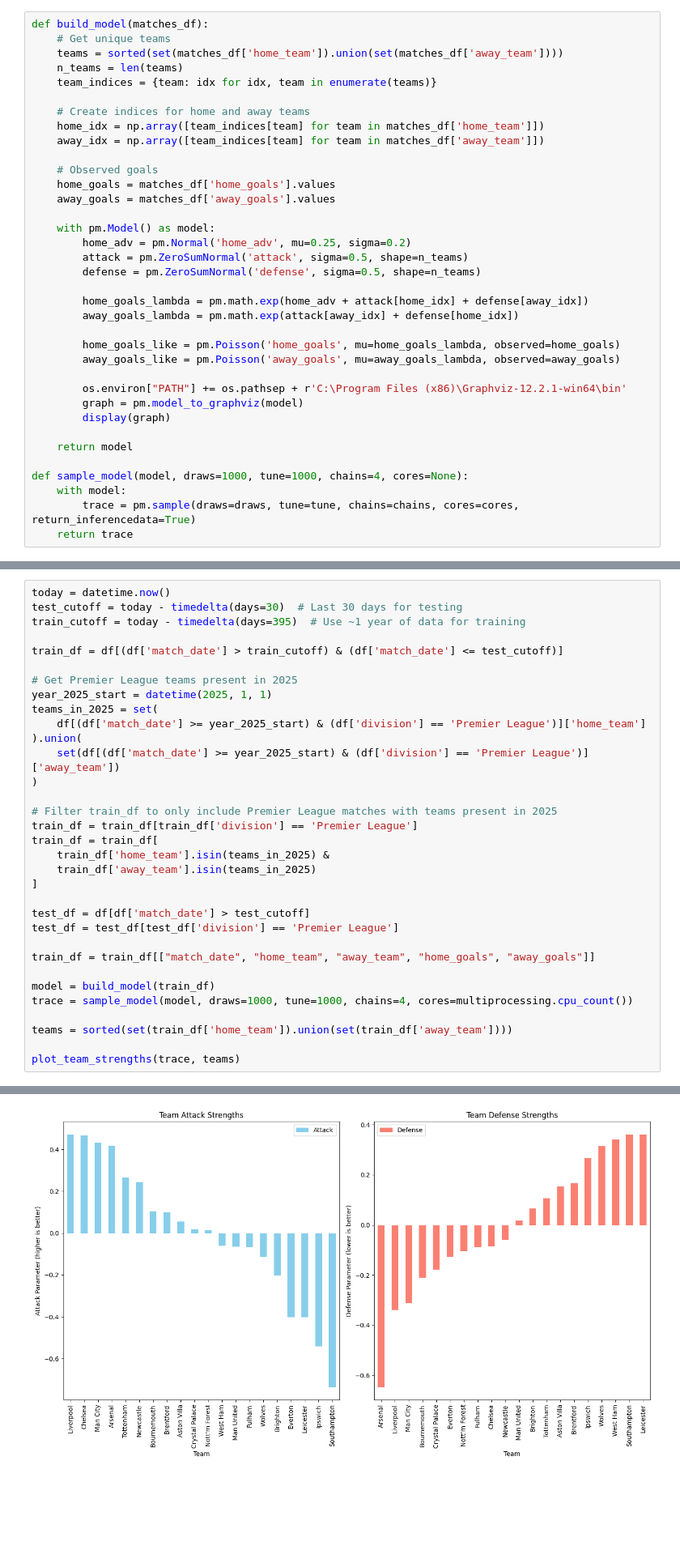
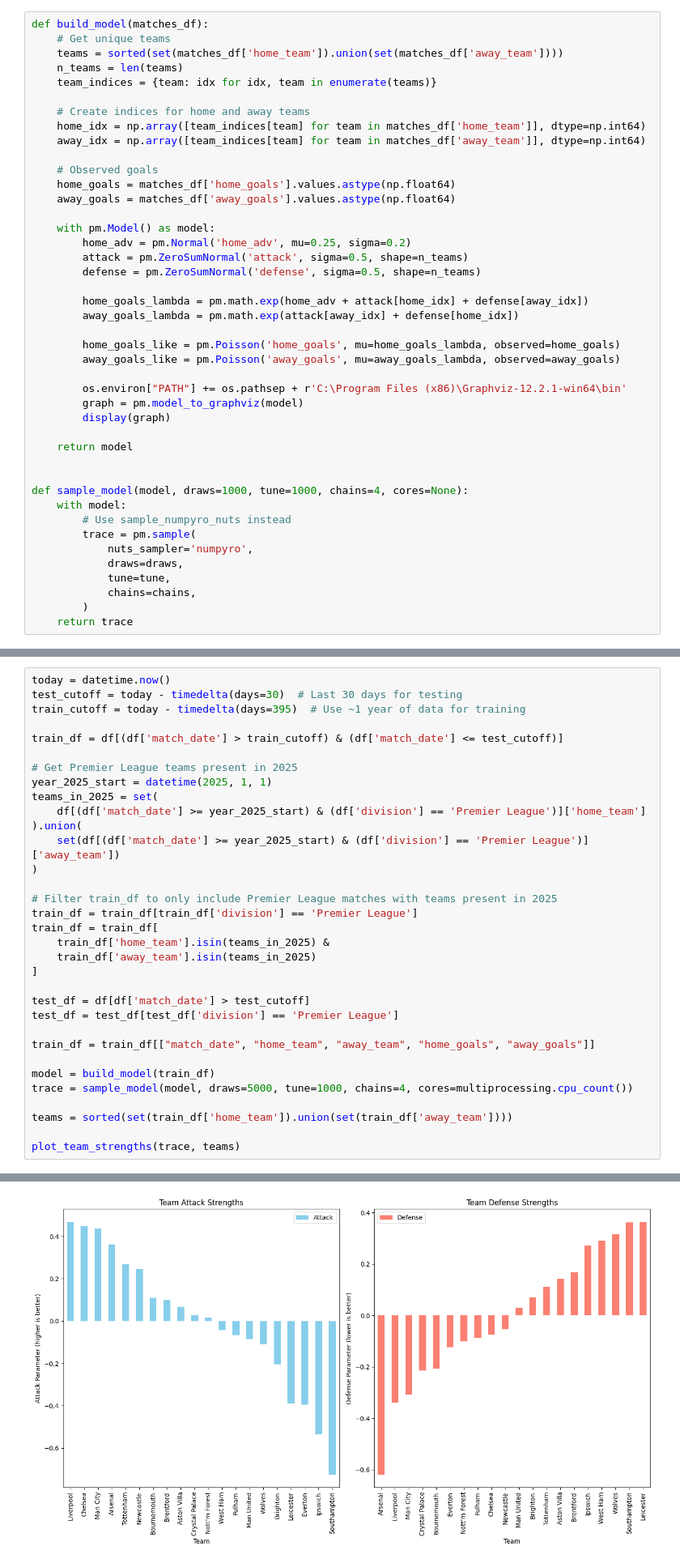
Before and after one commit to louis-porter/team-eval, a Jupyter notebook: bayesian_base.ipynb, the cells around one changed output, grey strips where cells are left out. Shown at 81% size. Drawn from its saved outputs; the diff is of its cells as text; blank space fills up the shorter version.

```diff
--- a/bayesian_base.ipynb
+++ b/bayesian_base.ipynb
@@ -72,12 +82,12 @@ def build_model(matches_df):
     team_indices = {team: idx for idx, team in enumerate(teams)}
 
     # Create indices for home and away teams
-    home_idx = np.array([team_indices[team] for team in matches_df['home_team']])
-    away_idx = np.array([team_indices[team] for team in matches_df['away_team']])
+    home_idx = np.array([team_indices[team] for team in matches_df['home_team']], dtype=np.int64)
+    away_idx = np.array([team_indices[team] for team in matches_df['away_team']], dtype=np.int64)
 
     # Observed goals
-    home_goals = matches_df['home_goals'].values
-    away_goals = matches_df['away_goals'].values
+    home_goals = matches_df['home_goals'].values.astype(np.float64)
+    away_goals = matches_df['away_goals'].values.astype(np.float64)
 
     with pm.Model() as model:
         home_adv = pm.Normal('home_adv', mu=0.25, sigma=0.2)
@@ -96,9 +106,16 @@ def build_model(matches_df):
 
     return model
 
+
 def sample_model(model, draws=1000, tune=1000, chains=4, cores=None):
     with model:
-        trace = pm.sample(draws=draws, tune=tune, chains=chains, cores=cores, return_inferencedata=True)
+        # Use sample_numpyro_nuts instead
+        trace = pm.sample(
+            nuts_sampler='numpyro',
+            draws=draws,
+            tune=tune,
+            chains=chains,
+        )
     return trace
 # %%
 def plot_team_strengths(trace, teams):
@@ -220,7 +251,7 @@ test_df = test_df[test_df['division'] == 'Premier League']
 train_df = train_df[["match_date", "home_team", "away_team", "home_goals", "away_goals"]]
 
 model = build_model(train_df)
-trace = sample_model(model, draws=1000, tune=1000, chains=4, cores=multiprocessing.cpu_count())
+trace = sample_model(model, draws=5000, tune=1000, chains=4, cores=multiprocessing.cpu_count())
 
 teams = sorted(set(train_df['home_team']).union(set(train_df['away_team'])))
 
@@ -237 +263 @@ Sampling 4 chains for 1_000 tune and 1_000 draw iterations (4_000 + 4_000 draws
-[figure, old version]
+[figure, new version]
```
Also changed, not shown: parts of 7 cells of this notebook, 1 other file.
